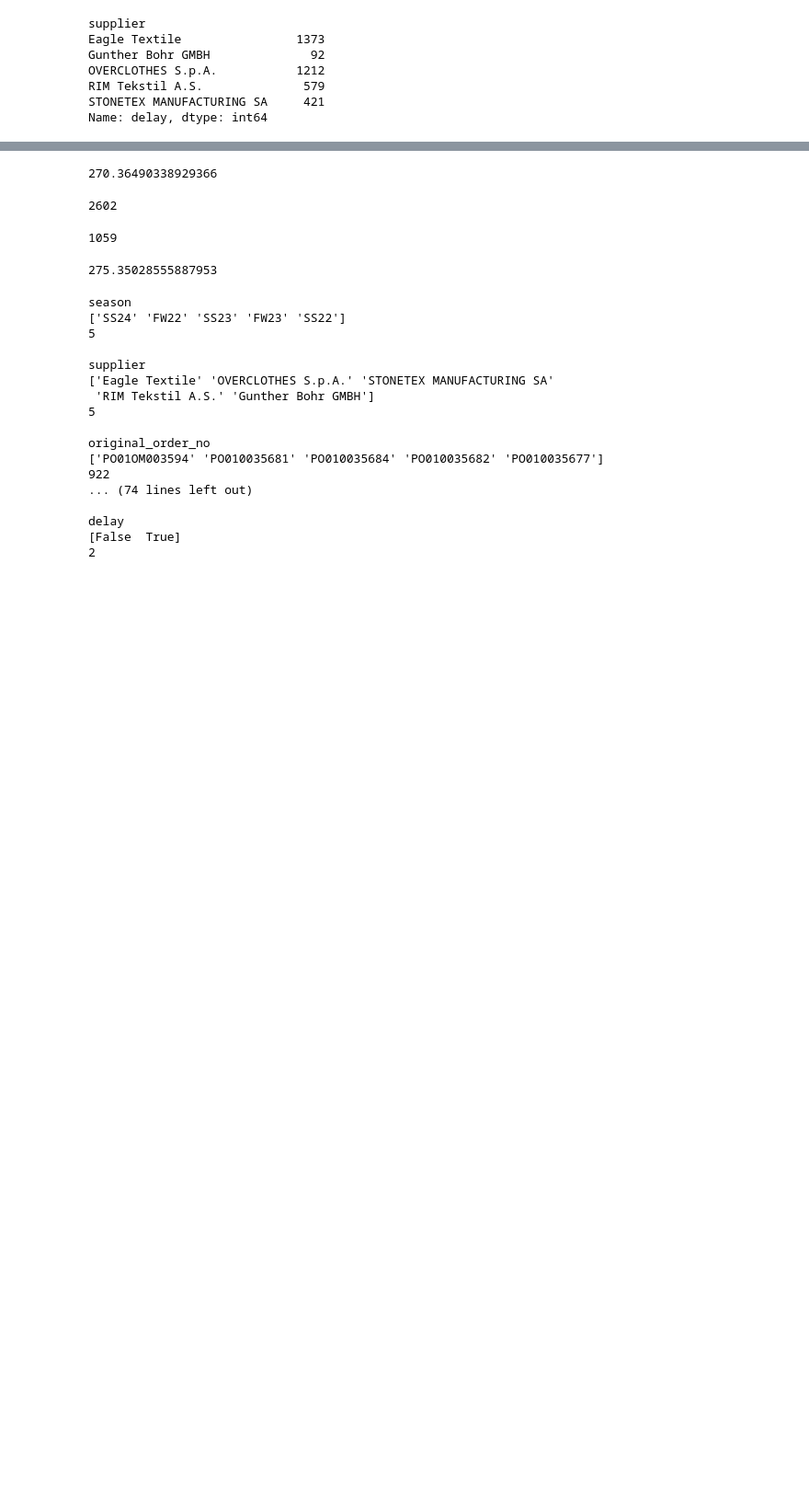
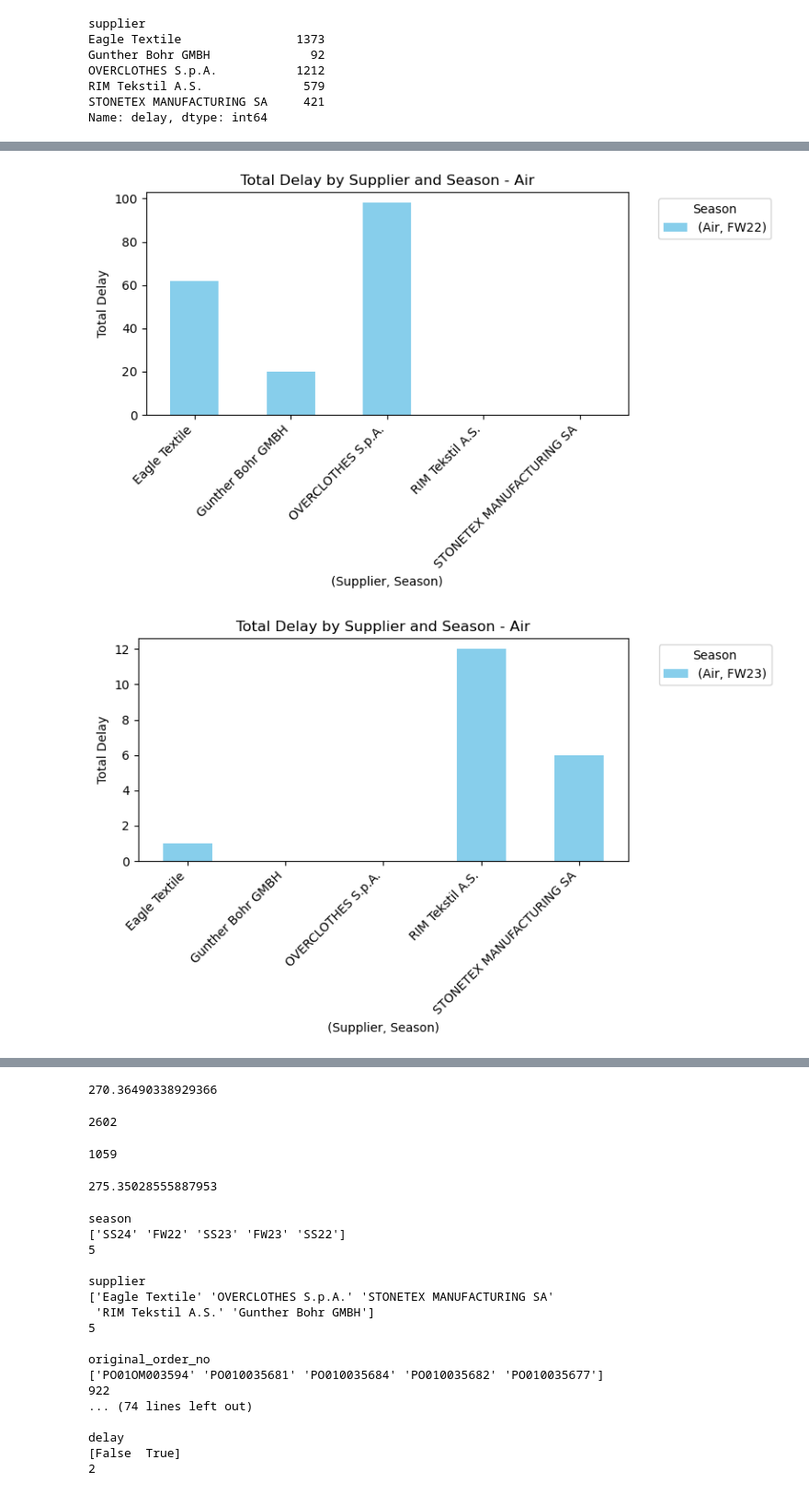
Before and after one commit to TwistzZz79/Case-Study-, a Jupyter notebook: On - Case Study.ipynb, the cells around one changed output, grey strips where cells are left out. Shown at 92% size. Drawn from its saved outputs; the diff is of its cells as text; code cells hidden in the pictures; blank space fills up the shorter version.

```diff
--- a/On - Case Study.ipynb
+++ b/On - Case Study.ipynb
@@ -298,0 +388,19 @@ Name: delay, dtype: int64
+# %%
+transport_delay=df.groupby(['mode_of_transport', 'season','supplier'])['delay'].sum()
+# %%
+transport_delay_df = transport_delay.unstack(level=[0, 1])
+
+# Plotting
+for transport_mode, data in transport_delay_df.items():
+    plt.figure(figsize=(8, 5))
+    data.plot(kind='bar', color='skyblue')
+    plt.title(f'Total Delay by Supplier and Season - {transport_mode[0]}')
+    plt.xlabel('(Supplier, Season)')
+    plt.ylabel('Total Delay')
+    plt.legend(title='Season', bbox_to_anchor=(1.05, 1), loc='upper left')
+    plt.xticks(rotation=45, ha='right')
+    plt.tight_layout()
+    plt.show()
+# %% [output]
+[figure, added]
+[figure, added]
```
Also changed, not shown: parts of 28 cells of this notebook.
